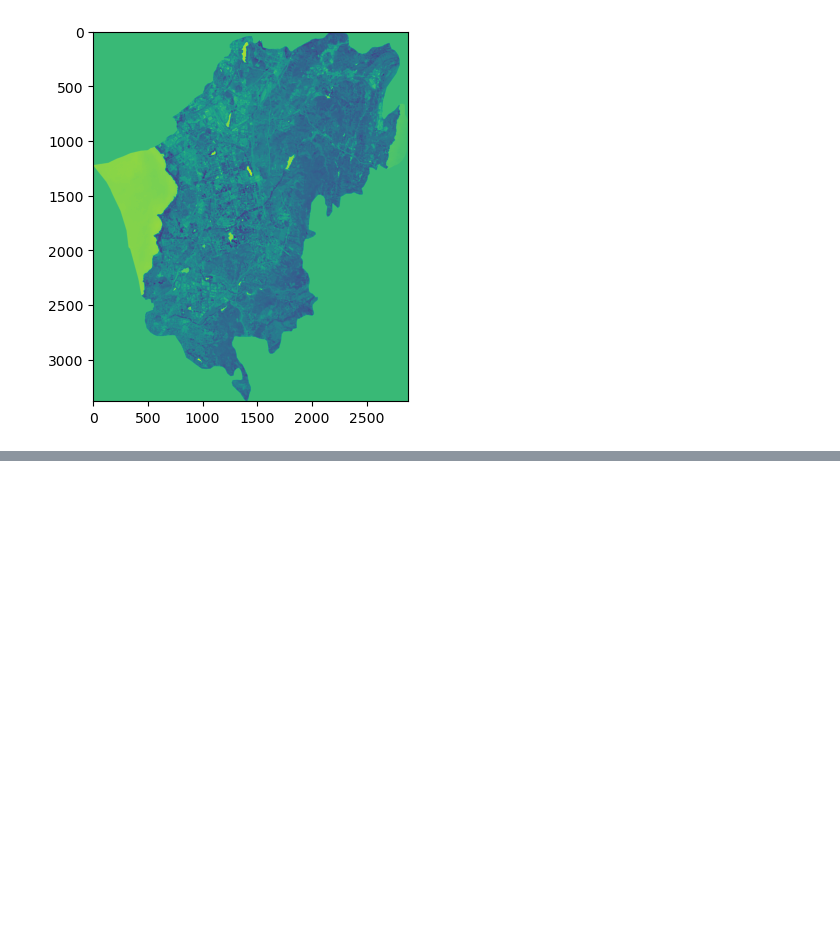
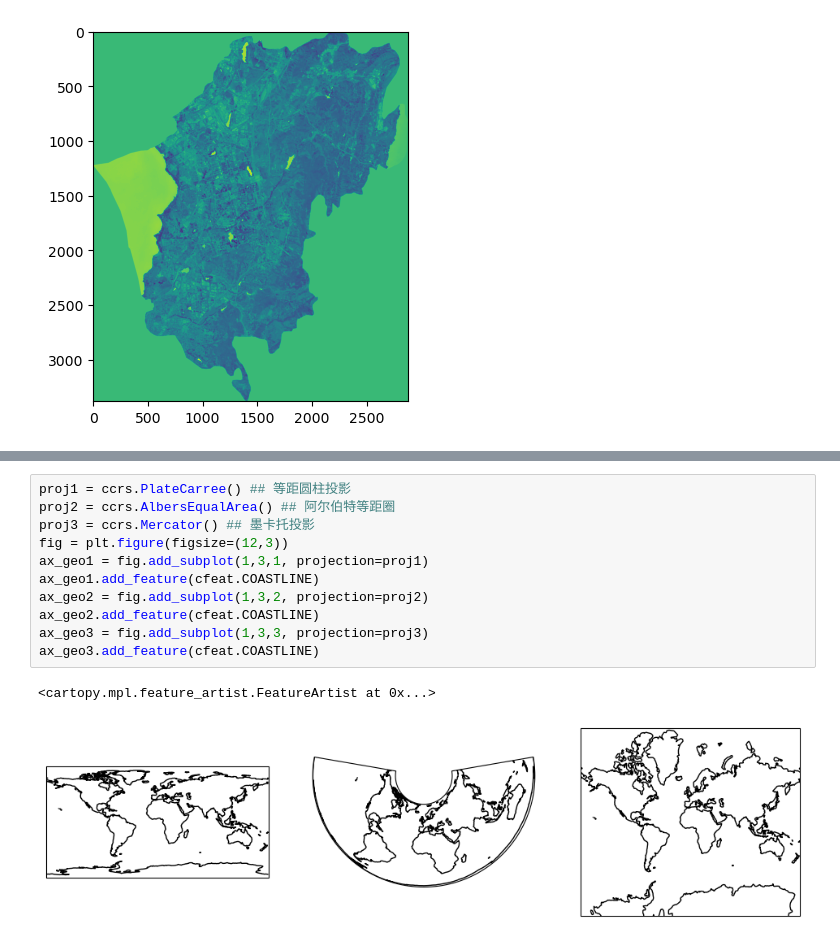
Before and after one commit to Oahiynus/syhPython, a Jupyter notebook: OpenSourceGIS/课堂/chapter_6_GIS数据处理高级Python库/使用rasterio库（最流行的库）.ipynb, the cells around one changed output, grey strips where cells are left out. Cells and saved outputs as stored; diff of their text form; blank space fills up the shorter version.

```diff
--- a/OpenSourceGIS/课堂/chapter_6_GIS数据处理高级Python库/使用rasterio库（最流行的库）.ipynb
+++ b/OpenSourceGIS/课堂/chapter_6_GIS数据处理高级Python库/使用rasterio库（最流行的库）.ipynb
@@ -114,0 +191,14 @@ region_gpd.plot()
+# %%
+proj1 = ccrs.PlateCarree() ## 等距圆柱投影
+proj2 = ccrs.AlbersEqualArea() ## 阿尔伯特等距圈
+proj3 = ccrs.Mercator() ## 墨卡托投影
+fig = plt.figure(figsize=(12,3))
+ax_geo1 = fig.add_subplot(1,3,1, projection=proj1)
+ax_geo1.add_feature(cfeat.COASTLINE)
+ax_geo2 = fig.add_subplot(1,3,2, projection=proj2)
+ax_geo2.add_feature(cfeat.COASTLINE)
+ax_geo3 = fig.add_subplot(1,3,3, projection=proj3)
+ax_geo3.add_feature(cfeat.COASTLINE)
+# %% [output]
+<cartopy.mpl.feature_artist.FeatureArtist at 0x...>
+[figure, added]
```
Also changed, not shown: parts of 30 cells of this notebook, 1 other file.
